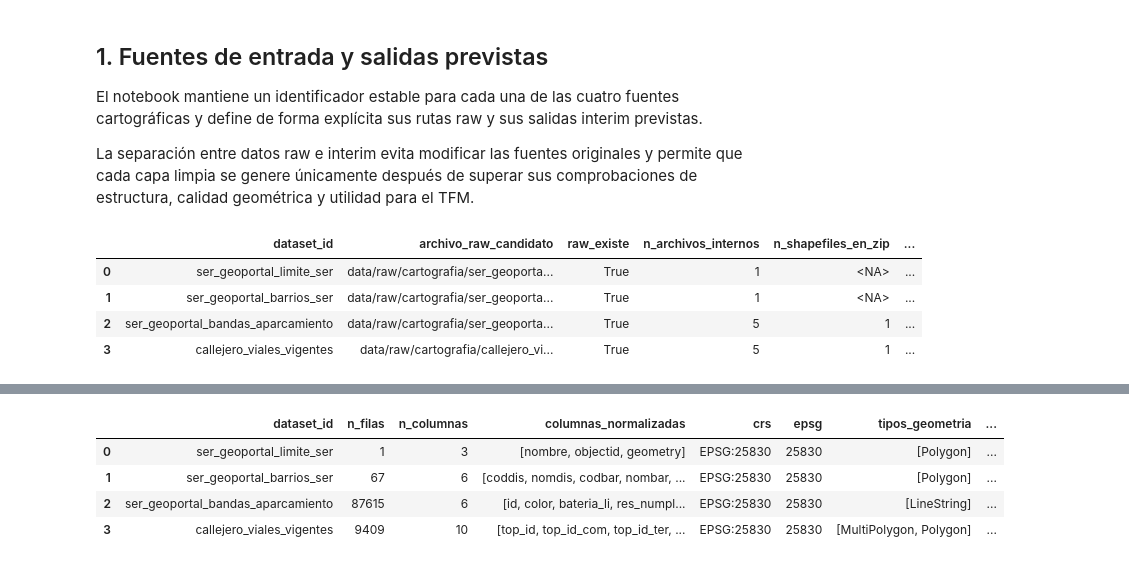
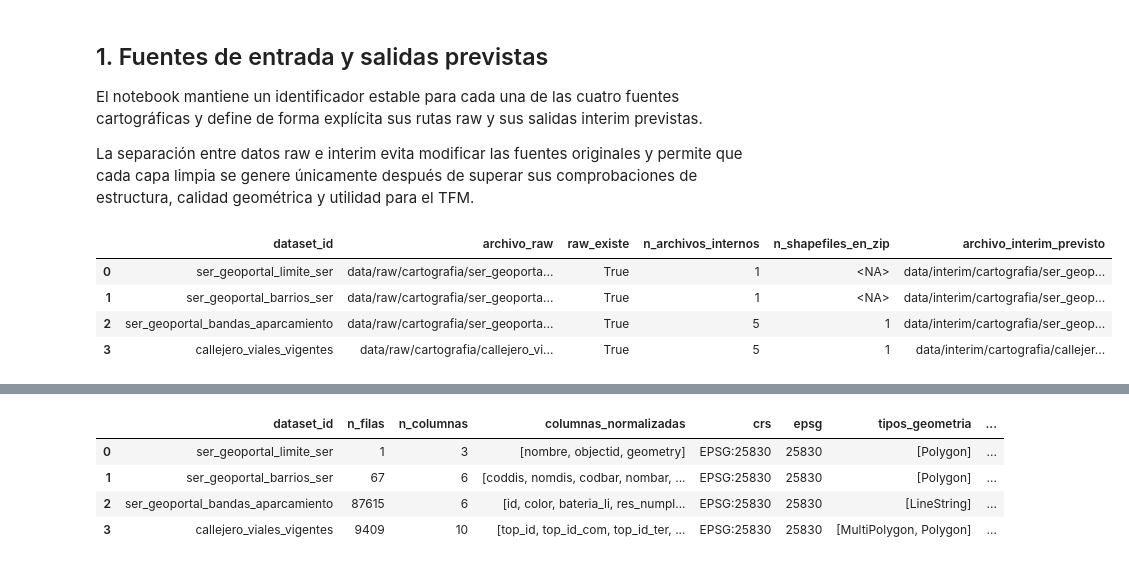
Before and after one commit to hugoramirovilla-boop/TFM_parking_madrid, a Jupyter notebook: notebooks/02_02_cartografia_ser.ipynb, the cells around one changed output, grey strips where cells are left out. Saved outputs shown, nothing was run; the diff lists cells and outputs as text; code cells hidden in the pictures.

Commit message:
feat: prepare SER cartography layers

```diff
--- a/notebooks/02_02_cartografia_ser.ipynb
+++ b/notebooks/02_02_cartografia_ser.ipynb
@@ -174,11 +150,60 @@ def _route_error(dataset_id: str, path: Path, observed: Any, expected: str) -> V
     )
 
 
+catalog = pd.read_csv(CATALOG_PATH)
+required_catalog_columns = {
+    "dataset_id",
+    "archivo_raw",
+    "archivo_interim",
+    "notebook_generador",
+}
+missing_catalog_columns = sorted(required_catalog_columns - set(catalog.columns))
+if missing_catalog_columns:
+    raise ValueError(
+        f"Faltan columnas obligatorias en data_catalog.csv: {missing_catalog_columns}"
+    )
+
+catalog_scope = catalog.loc[catalog["dataset_id"].isin(CARTOGRAPHY_DATASET_IDS)].copy()
+missing_catalog_ids = [
+    dataset_id for dataset_id in CARTOGRAPHY_DATASET_IDS
+    if dataset_id not in set(catalog_scope["dataset_id"])
+]
+if missing_catalog_ids:
+    raise ValueError(f"Faltan dataset_id en data_catalog.csv: {missing_catalog_ids}")
+if catalog_scope["dataset_id"].duplicated().any():
+    duplicated_ids = catalog_scope.loc[catalog_scope["dataset_id"].duplicated(), "dataset_id"].tolist()
+    raise ValueError(f"Dataset_id duplicados en data_catalog.csv: {duplicated_ids}")
+
+catalog_scope = (
+    catalog_scope
+    .assign(_order=pd.Categorical(catalog_scope["dataset_id"], categories=CARTOGRAPHY_DATASET_IDS, ordered=True))
+    .sort_values("_order")
+    .drop(columns="_order")
+    .reset_index(drop=True)
+)
+
 route_rows = []
-for dataset_id in TARGET_DATASET_IDS:
+for row in catalog_scope.itertuples(index=False):
+    dataset_id = row.dataset_id
     raw_path = CARTOGRAPHY_RAW_PATHS[dataset_id]
     candidate_path = CANDIDATE_INTERIM_PATHS[dataset_id]
-    legacy_path = LEGACY_INTERIM_PATHS.get(dataset_id)
+    catalog_raw_path = ROOT / row.archivo_raw
+    catalog_interim_path = ROOT / row.archivo_interim
+
+    if raw_path != catalog_raw_path:
+        raise _route_error(
+            dataset_id,
+            raw_path,
+            _relative_to_root(catalog_raw_path),
+            "la ruta raw cartográfica debe coincidir con data_catalog.csv",
+        )
+    if candidate_path != catalog_interim_path:
+        raise _route_error(
+            dataset_id,
+            candidate_path,
+            _relative_to_root(catalog_interim_path),
+            "la ruta interim prevista debe coincidir con data_catalog.csv",
+        )
 
     if raw_path.suffix.lower() == ".zip" and raw_path.exists():
         with zipfile.ZipFile(raw_path) as archive:
@@ -195,14 +220,11 @@ for dataset_id in TARGET_DATASET_IDS:
     route_rows.append(
         {
             "dataset_id": dataset_id,
-            "archivo_raw_candidato": _relative_to_root(raw_path),
+            "archivo_raw": _relative_to_root(raw_path),
             "raw_existe": raw_path.exists(),
             "n_archivos_internos": n_archivos_internos,
             "n_shapefiles_en_zip": n_shapefiles_en_zip,
-            "archivo_interim_candidato": _relative_to_root(candidate_path),
-            "interim_candidato_existe": candidate_path.exists(),
-            "archivo_interim_legacy": pd.NA if legacy_path is None else _relative_to_root(legacy_path),
-            "interim_legacy_existe": pd.NA if legacy_path is None else legacy_path.exists(),
+            "archivo_interim_previsto": _relative_to_root(candidate_path),
         }
     )
 
@@ -210,46 +232,42 @@ route_contract = pd.DataFrame(route_rows)
 
 for dataset_id, raw_path in CARTOGRAPHY_RAW_PATHS.items():
     if not raw_path.exists():
-        raise _route_error(dataset_id, raw_path, raw_path.exists(), "el raw candidato debe existir")
+        raise _route_error(dataset_id, raw_path, raw_path.exists(), "el raw cartográfico debe existir")
 
 raw_path_values = list(CARTOGRAPHY_RAW_PATHS.values())
 if len(set(raw_path_values)) != len(raw_path_values):
     raise ValueError(
-        "Las rutas raw candidatas deben ser únicas. "
+        "Las rutas raw cartográficas deben ser únicas. "
         f"Valor observado: {len(set(raw_path_values))} rutas únicas; esperado: {len(raw_path_values)}"
     )
 
 candidate_path_values = list(CANDIDATE_INTERIM_PATHS.values())
 if len(set(candidate_path_values)) != len(candidate_path_values):
     raise ValueError(
-        "Las rutas interim candidatas deben ser únicas. "
+        "Las rutas interim previstas deben ser únicas. "
         f"Valor observado: {len(set(candidate_path_values))} rutas únicas; esperado: {len(candidate_path_values)}"
     )
-
-for dataset_id, legacy_path in LEGACY_INTERIM_PATHS.items():
-    if not legacy_path.exists():
-        raise _route_error(dataset_id, legacy_path, legacy_path.exists(), "el interim legacy debe existir")
 
 for dataset_id, raw_path in CARTOGRAPHY_RAW_PATHS.items():
     if raw_path.suffix.lower() == ".zip":
         observed = route_contract.loc[
             route_contract["dataset_id"].eq(dataset_id), "n_shapefiles_en_zip"
         ].iloc[0]
         if observed != 1:
             raise _route_error(dataset_id, raw_path, observed, "el ZIP debe contener exactamente un .shp")
 
 observed_ids = route_contract["dataset_id"].tolist()
-if observed_ids != TARGET_DATASET_IDS:
+if observed_ids != CARTOGRAPHY_DATASET_IDS:
     raise ValueError(
-        "Los dataset_id de la tabla no coinciden con TARGET_DATASET_IDS. "
-        f"Observado: {observed_ids}; esperado: {TARGET_DATASET_IDS}"
+        "Los dataset_id de la tabla no coinciden con CARTOGRAPHY_DATASET_IDS. "
+        f"Observado: {observed_ids}; esperado: {CARTOGRAPHY_DATASET_IDS}"
     )
 
 route_contract
 # %% [output]
-|  | dataset_id | archivo_raw_candidato | raw_existe | n_archivos_internos | n_shapefiles_en_zip | ... |
-| 0 | ser_geoportal_limite_ser | data/raw/cartografia/ser_geoporta... | True | 1 | <NA> | ... |
-| 1 | ser_geoportal_barrios_ser | data/raw/cartografia/ser_geoporta... | True | 1 | <NA> | ... |
-| 2 | ser_geoportal_bandas_aparcamiento | data/raw/cartografia/ser_geoporta... | True | 5 | 1 | ... |
-| 3 | callejero_viales_vigentes | data/raw/cartografia/callejero_vi... | True | 5 | 1 | ... |
+|  | dataset_id | archivo_raw | raw_existe | n_archivos_internos | n_shapefiles_en_zip | archivo_interim_previsto |
+| 0 | ser_geoportal_limite_ser | data/raw/cartografia/ser_geoporta... | True | 1 | <NA> | data/interim/cartografia/ser_geop... |
+| 1 | ser_geoportal_barrios_ser | data/raw/cartografia/ser_geoporta... | True | 1 | <NA> | data/interim/cartografia/ser_geop... |
+| 2 | ser_geoportal_bandas_aparcamiento | data/raw/cartografia/ser_geoporta... | True | 5 | 1 | data/interim/cartografia/ser_geop... |
+| 3 | callejero_viales_vigentes | data/raw/cartografia/callejero_vi... | True | 5 | 1 | data/interim/cartografia/callejer... |
 # %% [markdown]
```
Also changed, not shown: parts of 18 cells of this notebook, 1 other file.
